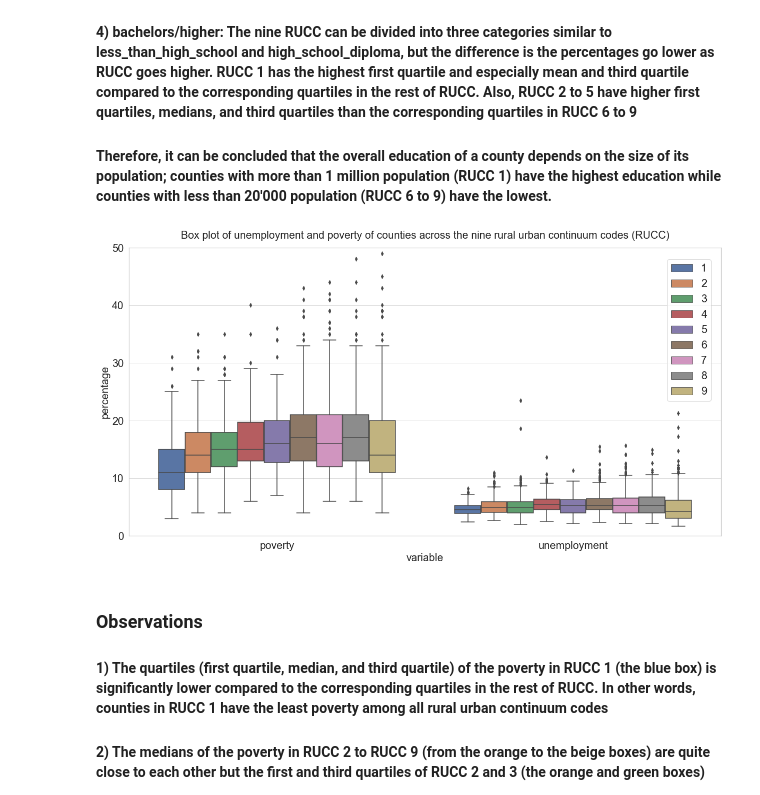
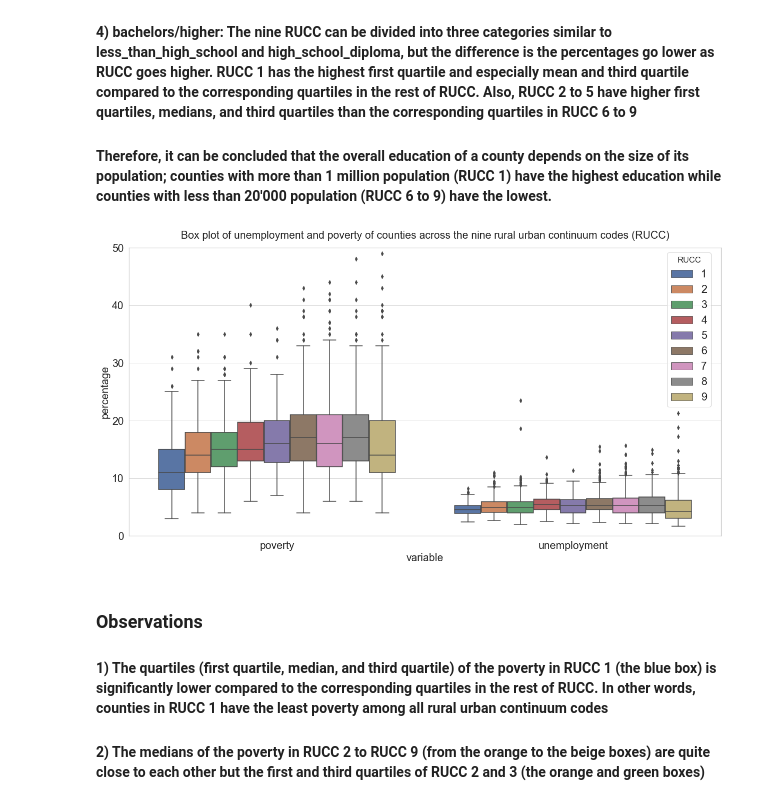
Before and after one commit to moeinsoodavi/Springboard, a Jupyter notebook: Capstone Project 1/Capstone Project 1 - Story Telling.ipynb, the cells around one changed output. Drawn from its saved outputs; the diff is of its cells as text; code cells hidden in the pictures.

```diff
--- a/Capstone Project 1/Capstone Project 1 - Story Telling.ipynb
+++ b/Capstone Project 1/Capstone Project 1 - Story Telling.ipynb
@@ -225,23 +162,0 @@ plt.show()
-# %%
-# Set style
-sns.set_style('whitegrid')
-
-# Change RUCC column from float to integer and sort the RUCC column
-df.RUCC=df.RUCC.astype('int')
-df.sort_values(['RUCC'],inplace=True)
-
-#Melt the dataframe based on the four education levels
-df_melt1 = pd.melt(df,id_vars='RUCC',value_vars=['less_than_high_school','high_school_diploma','college/associate_degree',\
-                                                'bachelors/higher'], var_name='variable',value_name='percentage')
-
-# Create the boxplot of the four education level for each RUCC code
-figure, ax = plt.subplots(figsize=(20,10))
-sns.boxplot(ax=ax, x='variable',y='percentage',hue='RUCC',data=df_melt1,fliersize=2,width=0.6)
-ax.legend(loc='lower left',bbox_to_anchor=(0.47,0.58),fontsize=16)
-ax.set_ylim(0,80)
-ax.set_title('Box plot of the four education levels of counties across the nine rural urban continuum codes (RUCC)',\
-             fontsize = 20, y=1.02)
-ax.set_xlabel('variable',fontsize = 20)
-ax.set_ylabel('percentage',fontsize = 20)
-ax.tick_params(axis='both', labelsize=20)
-plt.show()
@@ -262,20 +175,20 @@ plt.show()
 # %%
 #Melt the dataframe based on unemployment and poverty
 df_melt2 = pd.melt(df,id_vars='RUCC',value_vars=['poverty','unemployment'], var_name='variable',value_name='percentage')
 
 # Create the boxplot of the poverty and unemployment for each RUCC code
 figure, ax = plt.subplots(figsize=(20,10))
 sns.boxplot(ax=ax, x='variable',y='percentage',hue='RUCC', data=df_melt2)
-ax.legend(loc='lower left',bbox_to_anchor=(0.9,0.45),fontsize=20)
+ax.legend(loc='lower left',bbox_to_anchor=(0.9,0.43),fontsize=20,title='RUCC')
 ax.set_title('Box plot of unemployment and poverty of counties across the nine rural urban continuum codes (RUCC)',\
              fontsize = 20, y = 1.02)
 ax.set_xlabel('variable',fontsize = 20)
 ax.set_ylabel('percentage',fontsize = 20)
 ax.tick_params(axis='both', labelsize=20)
 ax.set_ylim(0,50)
 plt.show()
 # %% [output]
-[figure, old version]
+[figure, new version]
 # %% [markdown]
 ### Observations
 
```
Also changed, not shown: parts of 25 cells of this notebook, 2 other files.
